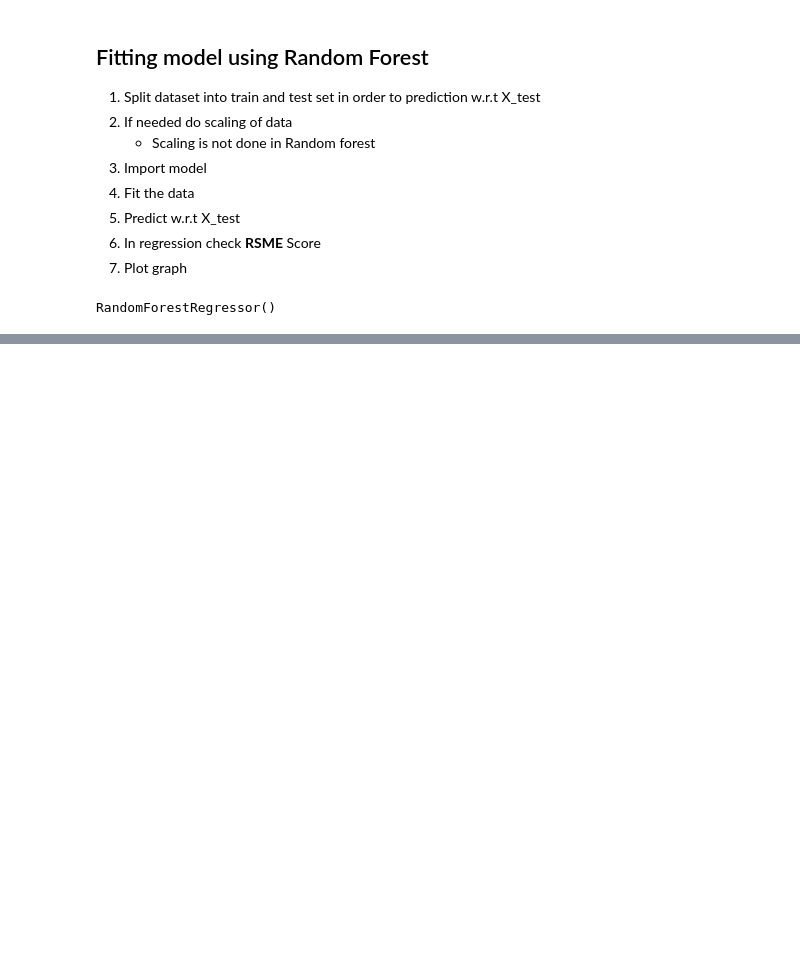
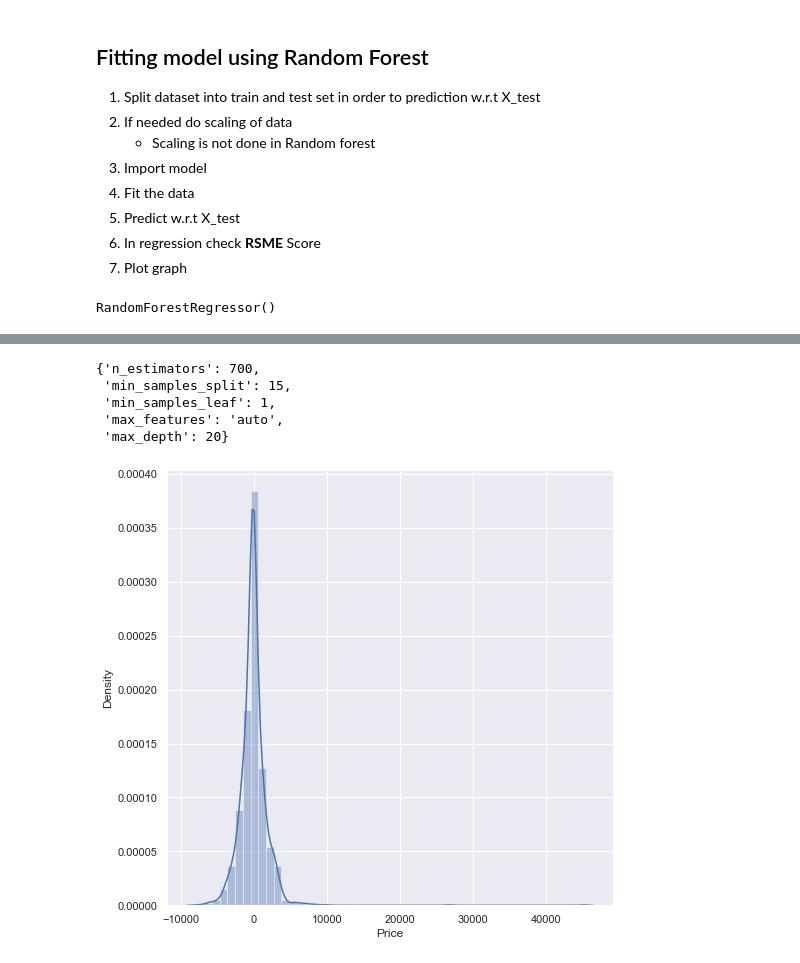
Before and after one commit to rahulkanojiya/Flight-Fare-Prediction, a Jupyter notebook: flight_price.ipynb, the cells around one changed output, grey strips where cells are left out. Drawn from its saved outputs; the diff is of its cells as text; code cells hidden in the pictures; blank space fills up the shorter version.

```diff
--- a/flight_price.ipynb
+++ b/flight_price.ipynb
@@ -625,0 +656,19 @@ RMSE: 2087.3162500528356
+# %%
+# Create the random grid
+
+random_grid = {'n_estimators': n_estimators,
+               'max_features': max_features,
+               'max_depth': max_depth,
+               'min_samples_split': min_samples_split,
+               'min_samples_leaf': min_samples_leaf}
+# %%
+# Random search of parameters, using 5 fold cross validation,
+# search across 100 different combinations
+rf_random = RandomizedSearchCV(
+    estimator = reg_rf,
+    param_distributions = random_grid,scoring='neg_mean_squared_error',
+    n_iter = 10, cv = 5, verbose=2, random_state=42,
+    n_jobs = 1
+)
+# %%
+rf_random.fit(X_train,y_train)
@@ -625,0 +705,16 @@ RMSE: 2087.3162500528356
+# %%
+rf_random.best_params_
+# %% [output]
+{'n_estimators': 700,
+ 'min_samples_split': 15,
+ 'min_samples_leaf': 1,
+ 'max_features': 'auto',
+ 'max_depth': 20}
+# %%
+prediction = rf_random.predict(X_test)
+# %%
+plt.figure(figsize = (8,8))
+sns.distplot(y_test-prediction)
+plt.show()
+# %% [output]
+[figure, added]
```
Also changed, not shown: parts of 22 cells of this notebook.
